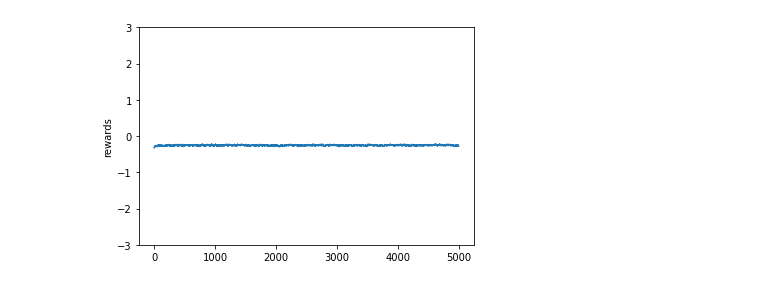
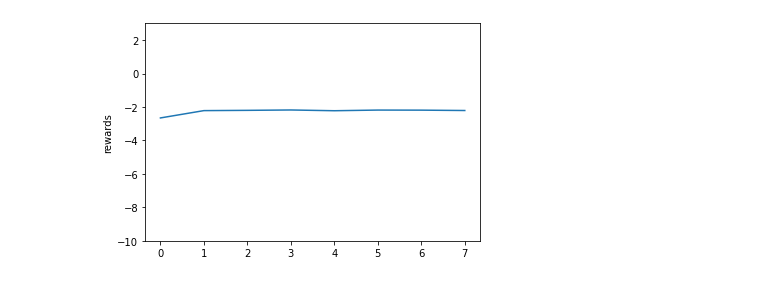
Before and after one commit to ianlienfa/BBGym-RL, a Jupyter notebook: src/eval.ipynb, the cells around one changed output. Cells and saved outputs as stored; diff of their text form; code cells hidden in the pictures.

```diff
--- a/src/eval.ipynb
+++ b/src/eval.ipynb
@@ -45,21 +46,21 @@ plt.show()
 # %%
-raw_rewards = rewards
-rewards = []
-i = 10
-tmp = 0
-for it in range(len(raw_rewards)):
-    if(i != 0):
-        tmp += raw_rewards[it]
-    else:
-        rewards.append(tmp)
-        tmp = 0
-        i = 10
-    i -= 1
+# raw_rewards = rewards
+# rewards = []
+# i = 10
+# tmp = 0
+# for it in range(len(raw_rewards)):
+#     if(i != 0):
+#         tmp += raw_rewards[it]
+#     else:
+#         rewards.append(tmp)
+#         tmp = 0
+#         i = 10
+#     i -= 1
 
 plt.plot(rewards)
 axis = plt.gca()
-axis.set_ylim([-3, 3])
+axis.set_ylim([-10, 3])
 plt.ylabel('rewards')
 plt.show()
 # %% [output]
-[figure, old version]
+[figure, new version]
```
Also changed, not shown: parts of 5 cells of this notebook, 11 other files.
